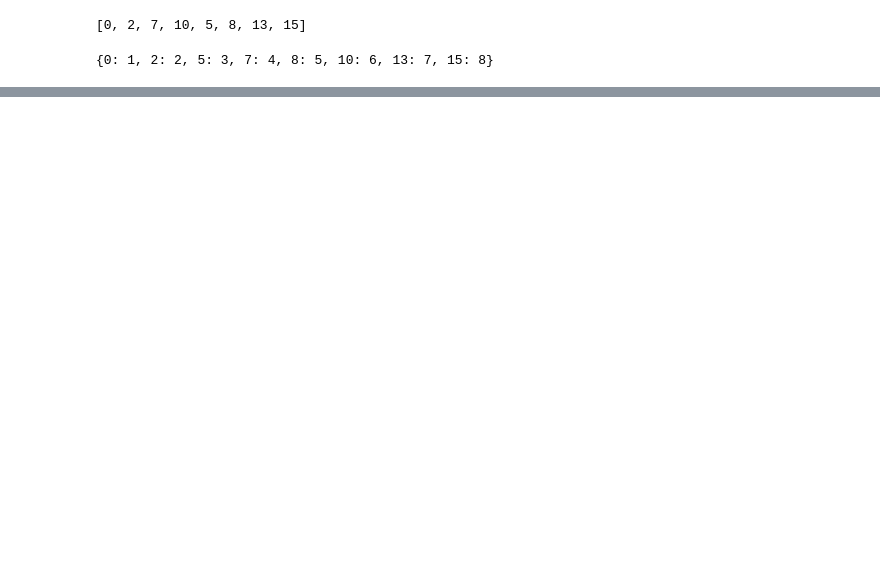
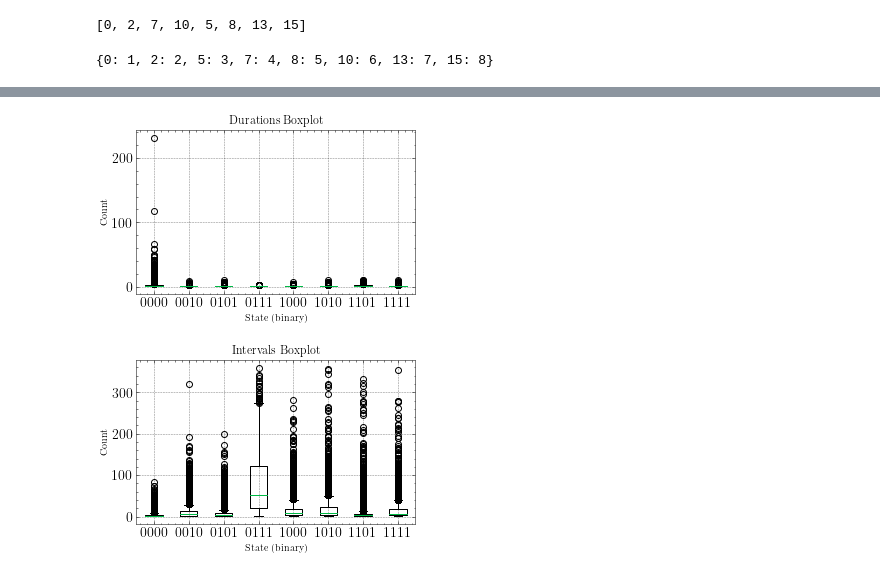
Before and after one commit to liftes/TrafficSignal, a Jupyter notebook: Figures.ipynb, the cells around one changed output, grey strips where cells are left out. Saved outputs shown, nothing was run; the diff lists cells and outputs as text; code cells hidden in the pictures; blank space fills up the shorter version.

```diff
--- a/Figures.ipynb
+++ b/Figures.ipynb
@@ -459,7 +476,7 @@ def load_state_data_forSB(directory, file_pattern, num_steps):
 
             # Convert the state data from +-1 to binary string, then to decimal, and finally to hex
             step_states_hex = [binary_array_to_decimal(state_data[:,i]) for i in range(state_data.shape[1])]
-            all_steps_data.append(step_states_hex[:300])
+            all_steps_data.append(step_states_hex[:])
 
     # Convert the list of steps data to a numpy array, where each row is a node and each column a time step
     all_data_array = np.array(all_steps_data)
@@ -467,10 +484,10 @@ def load_state_data_forSB(directory, file_pattern, num_steps):
     return all_data_array.T
 
 
-# Usage
-directory = "Y:/2023-Traffic/Result/TestTimeList"
-file_pattern = "SB_time_step_{}.pkl"
-num_steps = 100  # Assuming there are 100 time steps from 0 to 99
+# UsageResult/TimeList/SA_eta1.0_Hwa-2.0
+directory = "Y:/2023-Traffic/Result/TimeList/SB_eta1.0_Hwa-2.0"
+file_pattern = "time_step_{}.pkl"
+num_steps = 360  # Assuming there are 100 time steps from 0 to 99
 
 # Load the data
 all_data_SB = load_state_data_forSB(directory, file_pattern, num_steps)
@@ -614,0 +721,7 @@ plt.close()
+# %%
+durations, intervals = analyze_state_durations_and_intervals(corrected_matrix_SB)
+plot_boxplot_from_dict(durations, 'Durations Boxplot')
+plot_boxplot_from_dict(intervals, 'Intervals Boxplot')
+# %% [output]
+[figure, added]
+[figure, added]
```
Also changed, not shown: parts of 12 cells of this notebook.
